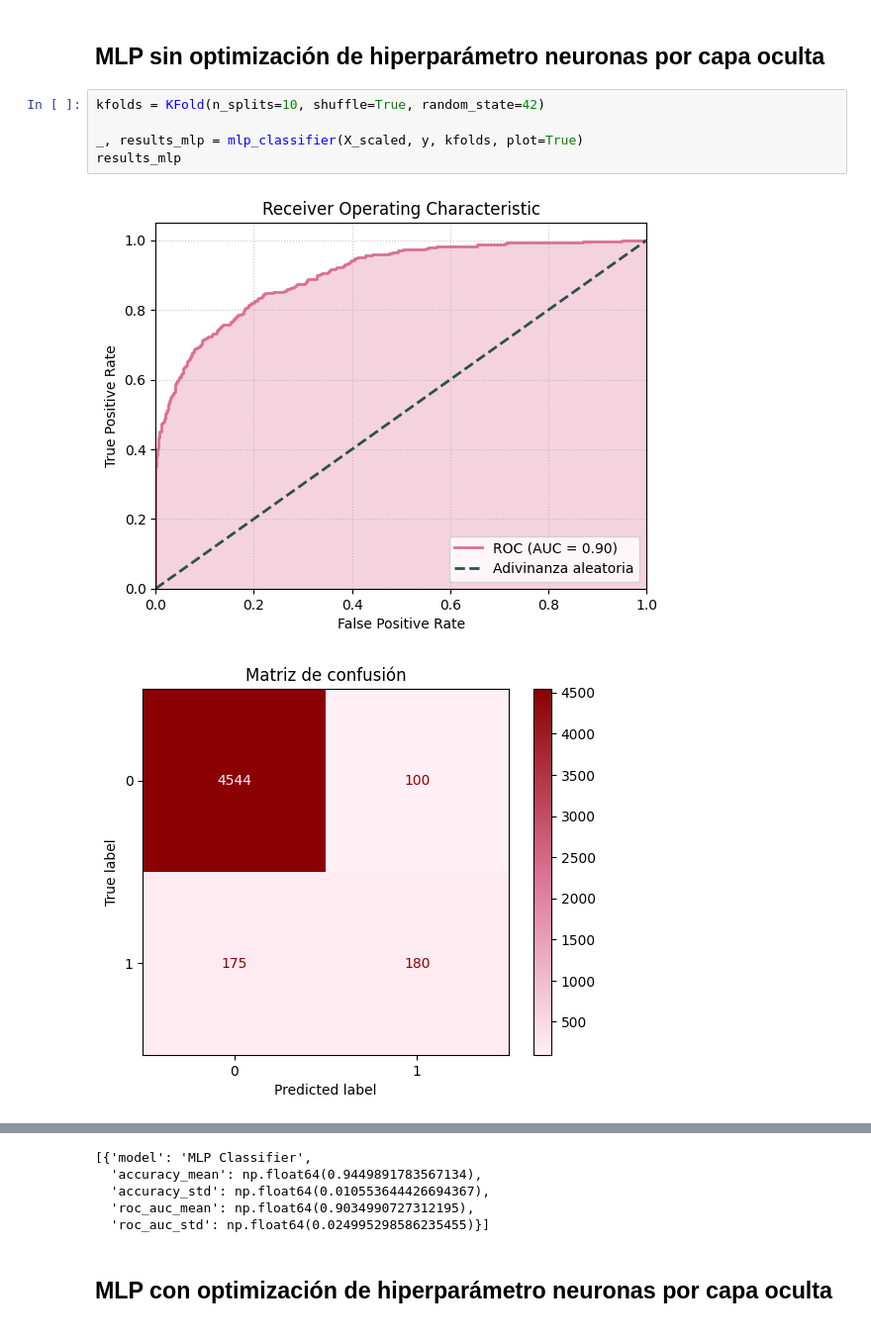
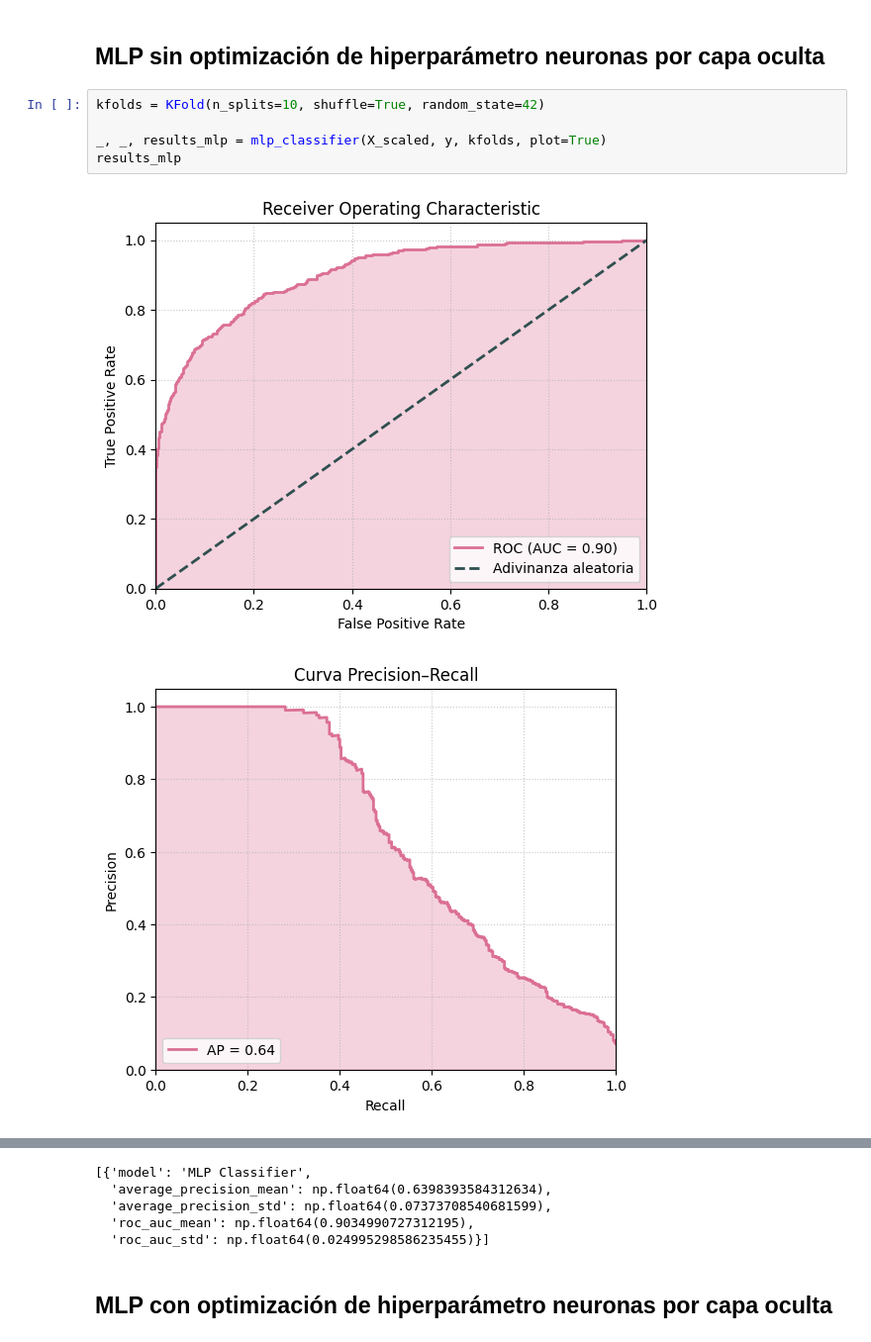
Before and after one commit to AnaSofiaHinojosa/Proyecto2LabAprEstadistico, a Jupyter notebook: reporte.ipynb, the cells around one changed output, grey strips where cells are left out. Shown at 99% size. Cells and saved outputs as stored; diff of their text form.

```diff
--- a/reporte.ipynb
+++ b/reporte.ipynb
@@ -804,8 +853,8 @@ Best C: 8.29228 with ROC AUC: 0.9047
 # %%
 kfolds = KFold(n_splits=10, shuffle=True, random_state=42)
 
-_, results_mlp = mlp_classifier(X_scaled, y, kfolds, plot=True)
+_, _, results_mlp = mlp_classifier(X_scaled, y, kfolds, plot=True)
 results_mlp
 # %% [output]
 [figure]
-[figure, old version]
+[figure, new version]
@@ -812,6 +862,6 @@ results_mlp
 [{'model': 'MLP Classifier',
-  'accuracy_mean': np.float64(0.9449891783567134),
-  'accuracy_std': np.float64(0.010553644426694367),
+  'average_precision_mean': np.float64(0.6398393584312634),
+  'average_precision_std': np.float64(0.07373708540681599),
   'roc_auc_mean': np.float64(0.9034990727312195),
   'roc_auc_std': np.float64(0.024995298586235455)}]
 # %% [markdown]
```
Also changed, not shown: parts of 12 cells of this notebook.
